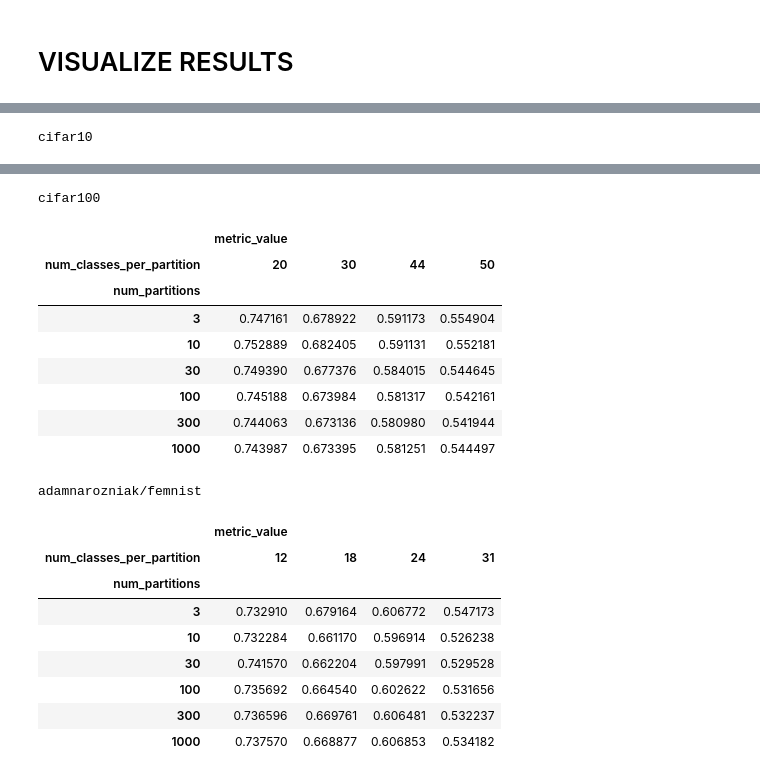
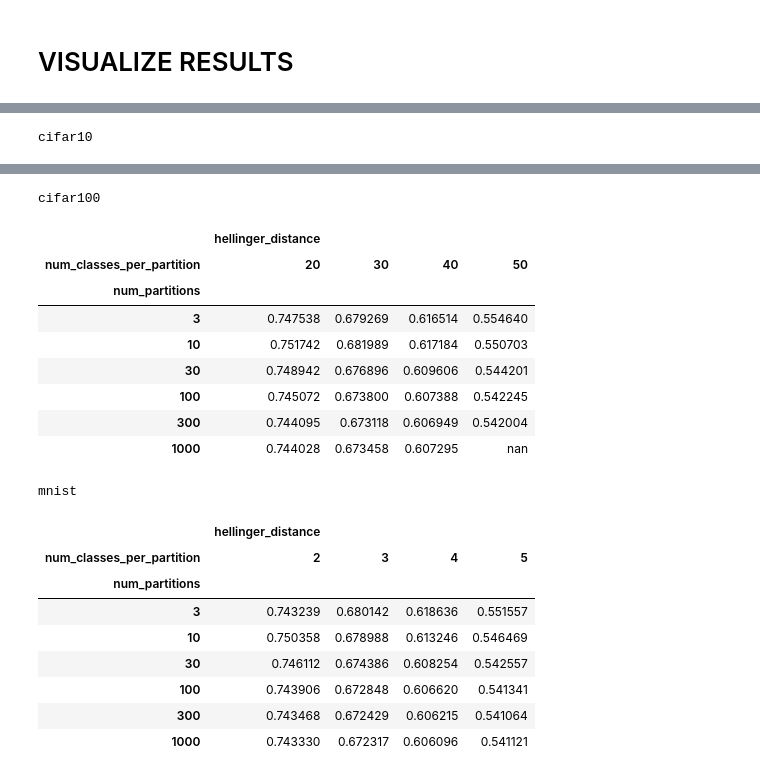
Before and after one commit to adam-narozniak/FL-heterogeneity, a Jupyter notebook: heterogeneity/notebooks/ExplorationHellinger.ipynb, the cells around one changed output, grey strips where cells are left out. Drawn from its saved outputs; the diff is of its cells as text; code cells hidden in the pictures.

```diff
--- a/heterogeneity/notebooks/ExplorationHellinger.ipynb
+++ b/heterogeneity/notebooks/ExplorationHellinger.ipynb
@@ -226,3 +224,16 @@ femnist_helinger
 # %%
 import pandas as pd
 from IPython.display import display
+# %%
+partitioner_name = "IidPartitioner"
+for ds_name in ["cifar10", "cifar100", "mnist"]:
+    path = f"../../results-heterogeneity/{ds_name}/{partitioner_name}/compute_hellinger_distance.csv"
+    metrics = pd.read_csv(path)
+    metrics.columns = metrics.columns.values[:-1].tolist() + ["hellinger_distance"]
+    metrics_len = len(metrics)
+    metrics = metrics.drop_duplicates()
+    metrics_len_after = len(metrics)
+    if metrics_len != metrics_len_after:
+        print(f"Removed {metrics_len - metrics_len_after} duplicates")
+    print(ds_name)
+    display(metrics.groupby(["num_partitions"])["hellinger_distance"].mean().to_frame().style.background_gradient(axis=None))
@@ -229,10 +268,15 @@ from IPython.display import display
 # %%
 partitioner_name = "DirichletPartitioner"
-for ds_name in ["cifar10", "cifar100", "adamnarozniak/femnist"]:
-    path = f"../../results/{ds_name}/{partitioner_name}/compute_hellinger_distance.csv"
+for ds_name in ["cifar10", "cifar100", "mnist"]:#, "adamnarozniak/femnist"]:
+    path = f"../../results-heterogeneity/{ds_name}/{partitioner_name}/compute_hellinger_distance.csv"
     metrics = pd.read_csv(path)
+    metrics.columns = metrics.columns.values[:-1].tolist() + ["hellinger_distance"]
+    metrics_len = len(metrics)
     metrics = metrics.drop_duplicates()
+    metrics_len_after = len(metrics)
+    if metrics_len != metrics_len_after:
+        print(f"Removed {metrics_len - metrics_len_after} duplicates")
     print(ds_name)
-    display(metrics.groupby(["num_partitions", "alpha"])["metric_value"].mean().to_frame().unstack(level=-1).style.background_gradient(axis=None))
+    display(metrics.groupby(["num_partitions", "alpha"])["hellinger_distance"].mean().to_frame().unstack(level=-1).style.background_gradient(axis=None))
 # %% [output]
 cifar10
@@ -268,15 +312,17 @@ adamnarozniak/femnist
 # %%
-partitioner_name = "ClassConstrainedPartitioner"
-for ds_name in ["cifar10", "cifar100", "adamnarozniak/femnist"]:
-    path = f"../../results/{ds_name}/{partitioner_name}/compute_hellinger_distance.csv"
+partitioner_name = "PathologicalPartitioner"
+for ds_name in ["cifar10", "cifar100", "mnist"]:# "adamnarozniak/femnist"]:
+    path = f"../../results-heterogeneity/{ds_name}/{partitioner_name}/compute_hellinger_distance.csv"
     metrics = pd.read_csv(path)
+    metrics.columns = metrics.columns.values[:-1].tolist() + ["hellinger_distance"]
     metrics = metrics.drop_duplicates()
     print(ds_name)
     if ds_name == "cifar100":
-        display(metrics.groupby(["num_partitions", "num_classes_per_partition"])["metric_value"].mean().to_frame().unstack(level=-1).iloc[:, 4:].style.background_gradient(axis=None))
+        metrics["num_classes_per_partition"] = (metrics["num_classes_per_partition"] * 100).astype(int)
+        display(metrics.groupby(["num_partitions", "num_classes_per_partition"])["hellinger_distance"].mean().to_frame().unstack(level=-1).style.background_gradient(axis=None))
     elif ds_name == "adamnarozniak/femnist":
-        display(metrics.groupby(["num_partitions", "num_classes_per_partition"])["metric_value"].mean().to_frame().unstack(level=-1).iloc[:, 4:].style.background_gradient(axis=None))
+        display(metrics.groupby(["num_partitions", "num_classes_per_partition"])["hellinger_distance"].mean().to_frame().unstack(level=-1).iloc[:, 4:].style.background_gradient(axis=None))
     else:
-        display(metrics.groupby(["num_partitions", "num_classes_per_partition"])["metric_value"].mean().to_frame().unstack(level=-1).style.background_gradient(axis=None))
+        display(metrics.groupby(["num_partitions", "num_classes_per_partition"])["hellinger_distance"].mean().to_frame().unstack(level=-1).style.background_gradient(axis=None))
 # %% [output]
 cifar10
@@ -292,20 +338,20 @@ cifar10
 cifar100
-|  | metric_value |  |  |  |
-| num_classes_per_partition | 20 | 30 | 44 | 50 |
+|  | hellinger_distance |  |  |  |
+| num_classes_per_partition | 20 | 30 | 40 | 50 |
 | num_partitions |  |  |  |  |
-| 3 | 0.747161 | 0.678922 | 0.591173 | 0.554904 |
-| 10 | 0.752889 | 0.682405 | 0.591131 | 0.552181 |
-| 30 | 0.749390 | 0.677376 | 0.584015 | 0.544645 |
-| 100 | 0.745188 | 0.673984 | 0.581317 | 0.542161 |
-| 300 | 0.744063 | 0.673136 | 0.580980 | 0.541944 |
-| 1000 | 0.743987 | 0.673395 | 0.581251 | 0.544497 |
+| 3 | 0.747538 | 0.679269 | 0.616514 | 0.554640 |
+| 10 | 0.751742 | 0.681989 | 0.617184 | 0.550703 |
+| 30 | 0.748942 | 0.676896 | 0.609606 | 0.544201 |
+| 100 | 0.745072 | 0.673800 | 0.607388 | 0.542245 |
+| 300 | 0.744095 | 0.673118 | 0.606949 | 0.542004 |
+| 1000 | 0.744028 | 0.673458 | 0.607295 | nan |
-adamnarozniak/femnist
+mnist
-|  | metric_value |  |  |  |
-| num_classes_per_partition | 12 | 18 | 24 | 31 |
+|  | hellinger_distance |  |  |  |
+| num_classes_per_partition | 2 | 3 | 4 | 5 |
 | num_partitions |  |  |  |  |
-| 3 | 0.732910 | 0.679164 | 0.606772 | 0.547173 |
-| 10 | 0.732284 | 0.661170 | 0.596914 | 0.526238 |
-| 30 | 0.741570 | 0.662204 | 0.597991 | 0.529528 |
-| 100 | 0.735692 | 0.664540 | 0.602622 | 0.531656 |
-| 300 | 0.736596 | 0.669761 | 0.606481 | 0.532237 |
-| 1000 | 0.737570 | 0.668877 | 0.606853 | 0.534182 |
+| 3 | 0.743239 | 0.680142 | 0.618636 | 0.551557 |
+| 10 | 0.750358 | 0.678988 | 0.613246 | 0.546469 |
+| 30 | 0.746112 | 0.674386 | 0.608254 | 0.542557 |
+| 100 | 0.743906 | 0.672848 | 0.606620 | 0.541341 |
+| 300 | 0.743468 | 0.672429 | 0.606215 | 0.541064 |
+| 1000 | 0.743330 | 0.672317 | 0.606096 | 0.541121 |
```
Also changed, not shown: parts of 4 cells of this notebook, 3 other files.
